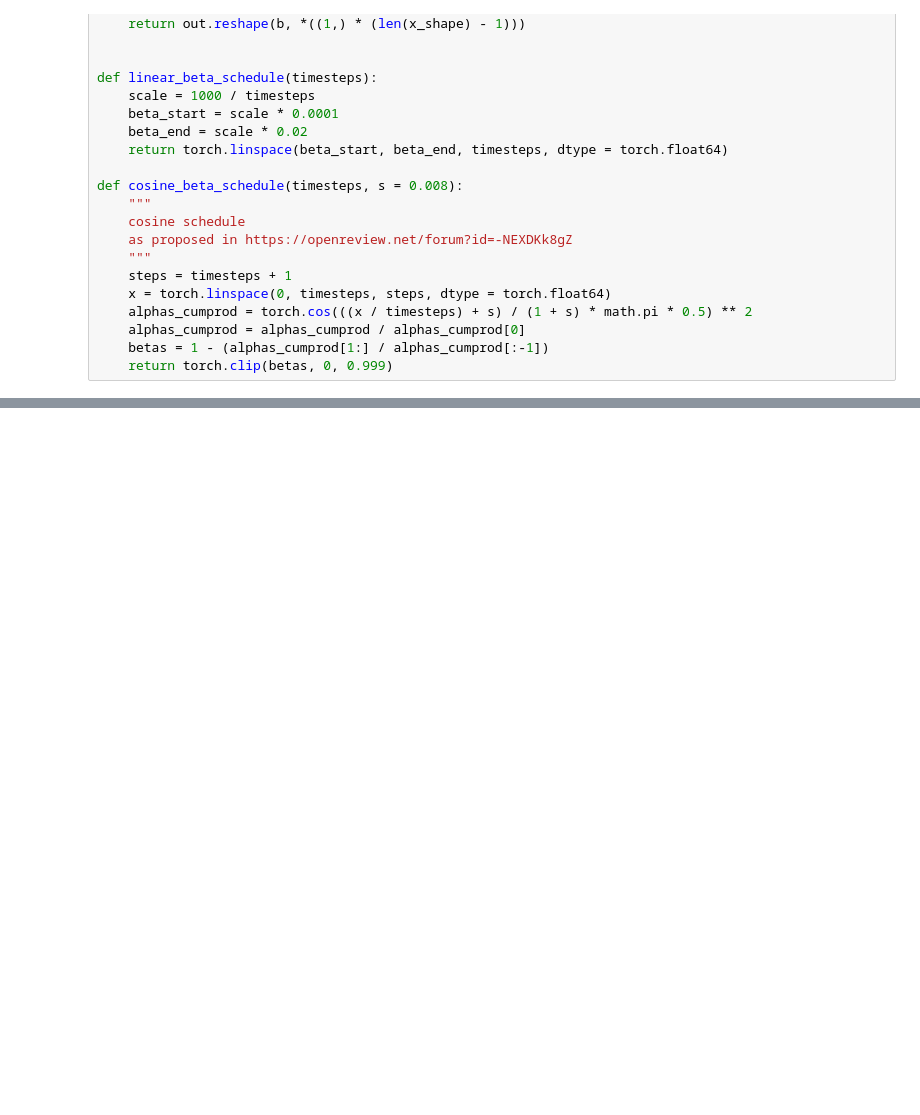
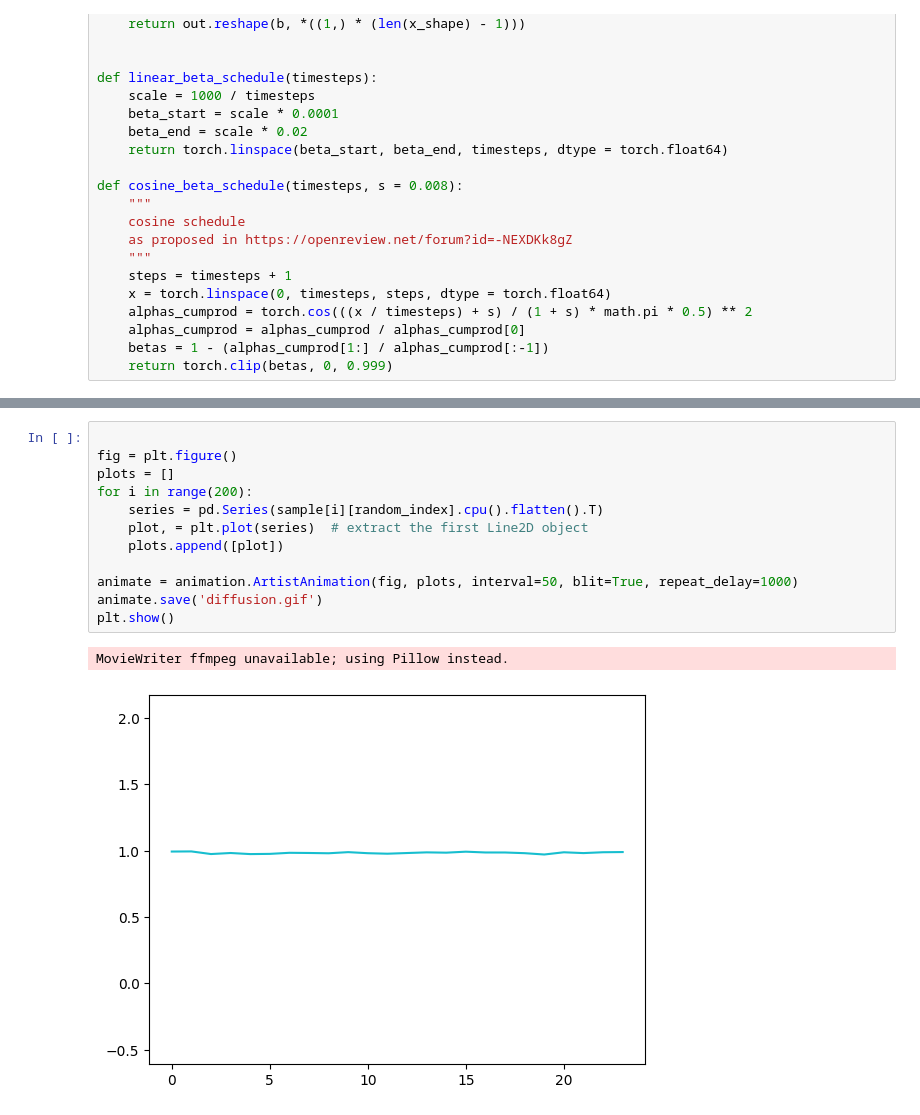
Before and after one commit to NikolausHouben/LoadLanguageModel, a Jupyter notebook: bin/implementing_ddpm.ipynb, the cells around one changed output, grey strips where cells are left out. Saved outputs shown, nothing was run; the diff lists cells and outputs as text; blank space fills up the shorter version.

```diff
--- a/bin/implementing_ddpm.ipynb
+++ b/bin/implementing_ddpm.ipynb
@@ -1210,0 +1271,15 @@ pd.DataFrame(sample.cpu().numpy().squeeze(1).T).plot()
+# %%
+
+fig = plt.figure()
+plots = []
+for i in range(200):
+    series = pd.Series(sample[i][random_index].cpu().flatten().T)
+    plot, = plt.plot(series)  # extract the first Line2D object
+    plots.append([plot])
+
+animate = animation.ArtistAnimation(fig, plots, interval=50, blit=True, repeat_delay=1000)
+animate.save('diffusion.gif')
+plt.show()
+# %% [output]
+MovieWriter ffmpeg unavailable; using Pillow instead.
+[figure, added]
```
Also changed, not shown: parts of 32 cells of this notebook, 15 other files.
